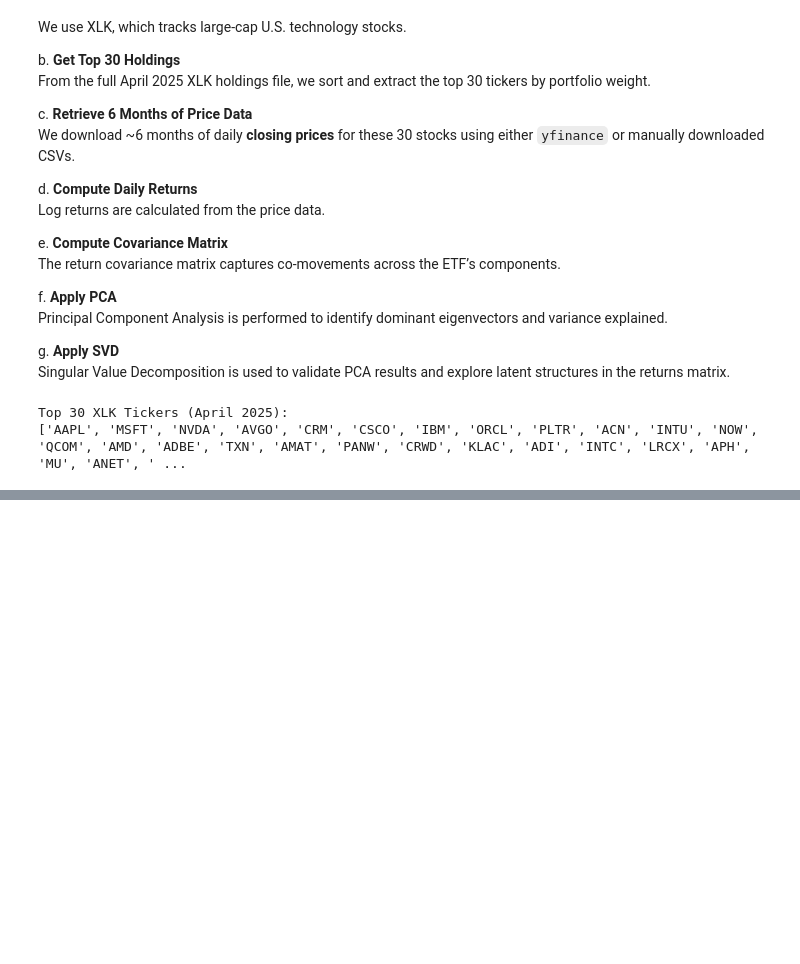
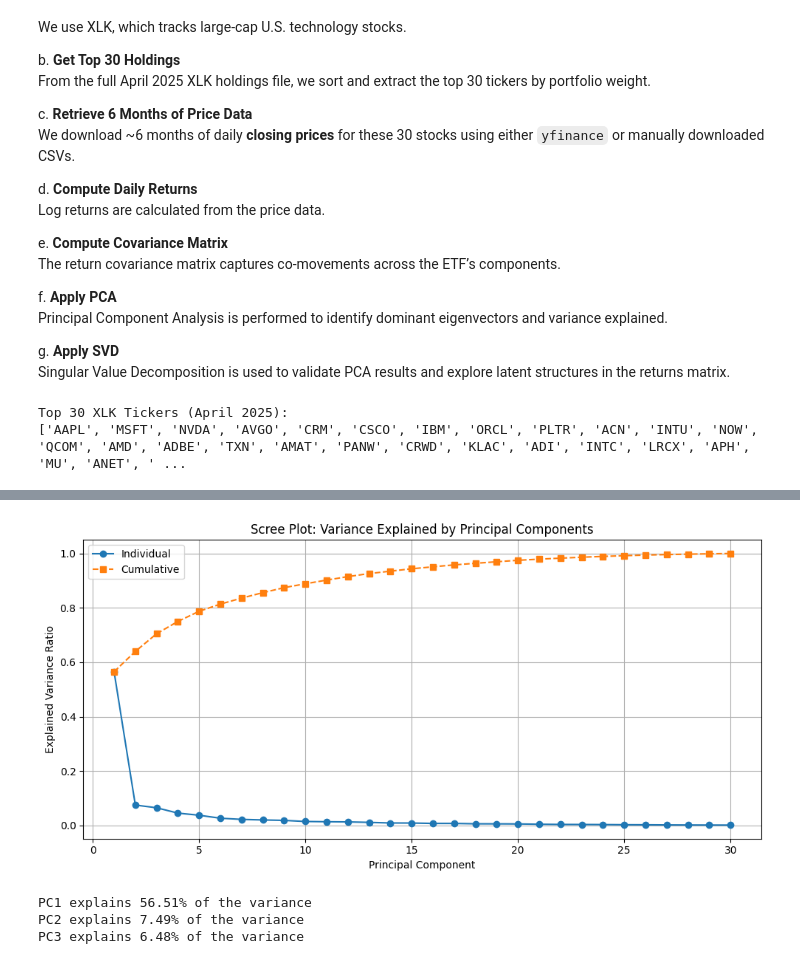
Before and after one commit to godlesscherry/gw-1-mscfe-wqu, a Jupyter notebook: 8952_FD GWP 1 M5.ipynb, the cells around one changed output, grey strips where cells are left out. Cells and saved outputs as stored; diff of their text form; code cells hidden in the pictures; blank space fills up the shorter version.

```diff
--- a/8952_FD GWP 1 M5.ipynb
+++ b/8952_FD GWP 1 M5.ipynb
@@ -466,15 +466,23 @@ Top 30 XLK Tickers (April 2025):
 # %%
 import yfinance as yf
 import pandas as pd
+import numpy as np
 
-# Download 6 months of daily price data for top 30 tickers
+#  Download 6 months of daily price data for top 30 tickers
 data = yf.download(tickers, period="6mo", interval="1d")
 
-# Extract just 'Close' prices
+#  Extract just the 'Close' prices
 close_prices = data['Close']
 close_prices.dropna(inplace=True)
 
-# Preview the shape
+#  Preview shape
 print("Close price matrix shape:", close_prices.shape)
-close_prices.head()
+display(close_prices.head())
+
+# Compute log returns
+log_returns = np.log(close_prices / close_prices.shift(1)).dropna()
+
+#  Preview shape and head
+print("Log returns shape:", log_returns.shape)
+display(log_returns.head())
 # %% [output]
@@ -495,0 +529,33 @@ Close price matrix shape: (124, 30)
+# %%
+from sklearn.decomposition import PCA
+import matplotlib.pyplot as plt
+import numpy as np
+
+#  Fit PCA on log return data (no need to standardize since log returns are already centered)
+pca = PCA()
+pca.fit(log_returns)
+
+# Explained variance
+explained_variance = pca.explained_variance_ratio_
+cumulative_variance = np.cumsum(explained_variance)
+
+# Scree Plot
+plt.figure(figsize=(10, 5))
+plt.plot(range(1, len(explained_variance) + 1), explained_variance, marker='o', label='Individual')
+plt.plot(range(1, len(explained_variance) + 1), cumulative_variance, marker='s', linestyle='--', label='Cumulative')
+plt.title("Scree Plot: Variance Explained by Principal Components")
+plt.xlabel("Principal Component")
+plt.ylabel("Explained Variance Ratio")
+plt.grid(True)
+plt.legend()
+plt.tight_layout()
+plt.show()
+
+#  Optional: Print % of variance explained by first 3 PCs
+for i in range(3):
+    print(f"PC{i+1} explains {explained_variance[i]*100:.2f}% of the variance")
+# %% [output]
+[figure, added]
+PC1 explains 56.51% of the variance
+PC2 explains 7.49% of the variance
+PC3 explains 6.48% of the variance
```
Also changed, not shown: parts of 4 cells of this notebook.
